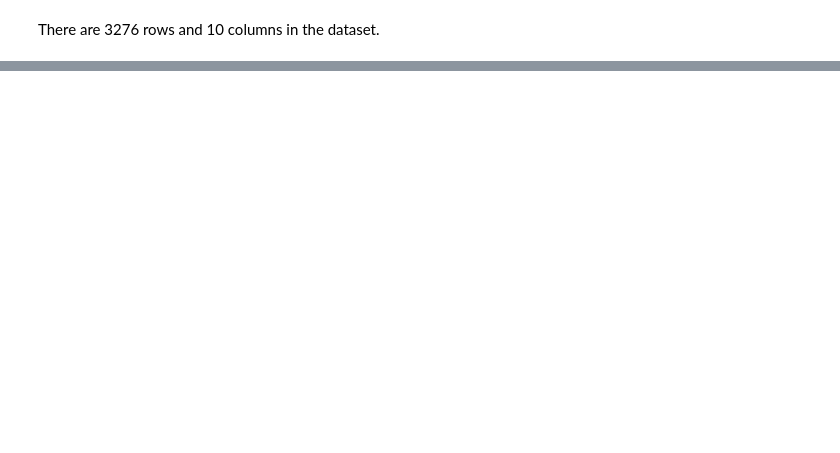
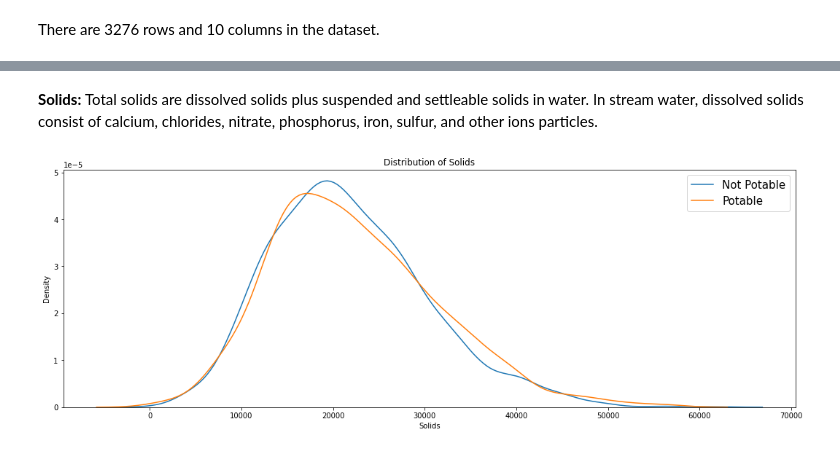
Before and after one commit to richardkhonan0797/Intro-Data-Science, a Jupyter notebook: Final_Project.ipynb, the cells around one changed output, grey strips where cells are left out. Saved outputs shown, nothing was run; the diff lists cells and outputs as text; code cells hidden in the pictures; blank space fills up the shorter version.

```diff
--- a/Final_Project.ipynb
+++ b/Final_Project.ipynb
@@ -38,0 +101,14 @@ There are 3276 rows and 10 columns in the dataset.
+# %% [markdown]
+<b>Solids: </b>Total solids are dissolved solids plus suspended and settleable solids in water. In stream water, dissolved solids consist of calcium, chlorides, nitrate, phosphorus, iron, sulfur, and other ions particles.
+# %%
+not_potable = df[df["Potability"] == 0]
+potable = df[df["Potability"] == 1]
+
+plt.figure(figsize=(18, 6))
+plt.title("Distribution of Solids")
+sns.kdeplot(not_potable["Solids"], label="Not Potable")
+sns.kdeplot(potable["Solids"], label="Potable")
+plt.legend(prop=dict(size=15))
+plt.show()
+# %% [output]
+[figure, added]
```
Also changed, not shown: parts of 53 cells of this notebook.
